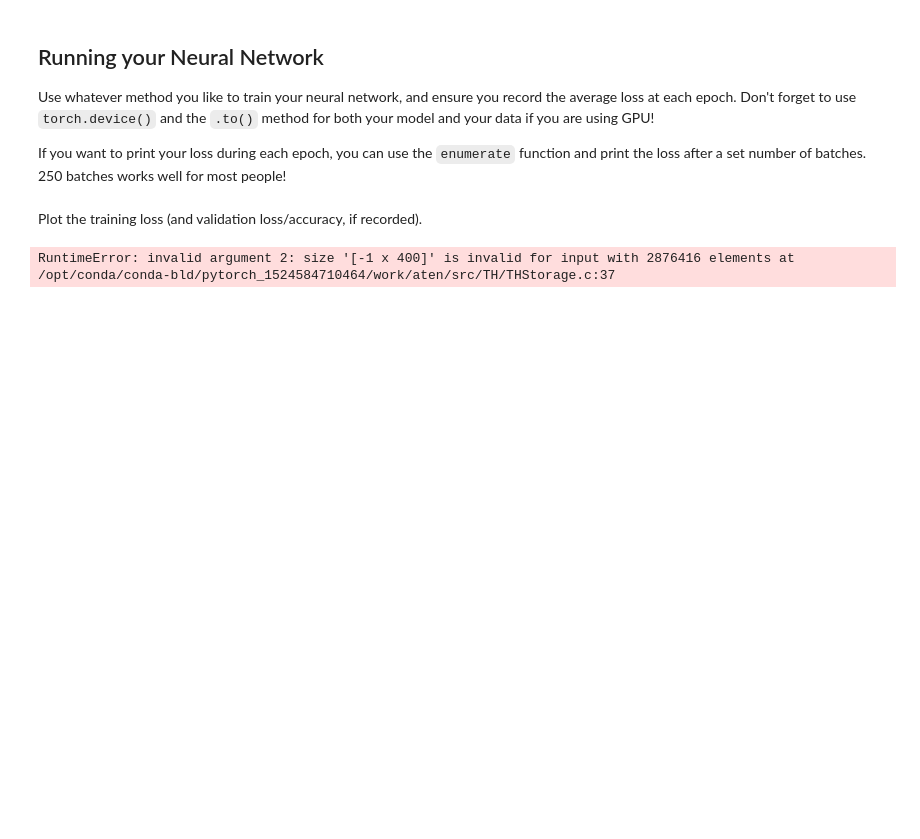
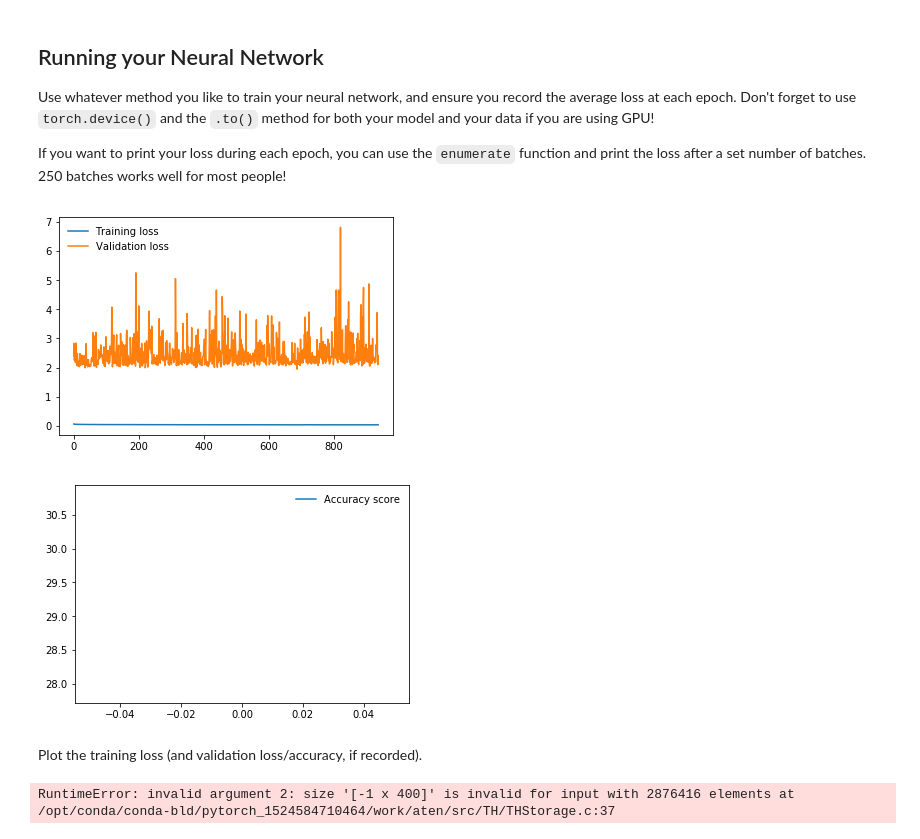
Before and after one commit to NAMU2NI/Image_Classifier, a Jupyter notebook: CIFAR-10_Image_Classifier-STARTER.ipynb, the cells around one changed output. Saved outputs shown, nothing was run; the diff lists cells and outputs as text; code cells hidden in the pictures; blank space fills up the shorter version.

```diff
--- a/CIFAR-10_Image_Classifier-STARTER.ipynb
+++ b/CIFAR-10_Image_Classifier-STARTER.ipynb
@@ -170,16 +169,17 @@ class CifarModel(nn.Module):
     def __init__(self):
         super().__init__()
         self.fc1 = nn.Linear(3072, 768)
-        self.fc2 = nn.Linear(768, 250)
-        self.fc3 = nn.Linear(250, 10)
+        self.fc2 = nn.Linear(768, 10)
+
+
+        self.dropout = nn.Dropout(p=0.2)
 
     def forward(self, x):
         # make sure input tensor is flattened
         x = x.view(x.shape[0], -1)
 
-        x = F.relu(self.fc1(x))
-        x = F.relu(self.fc2(x))
-        x = F.log_softmax(self.fc3(x), dim=1)
+        x = self.dropout(F.relu(self.fc1(x)))
+        x = F.log_softmax(self.fc2(x), dim=1)
 
         return x
 # %%
@@ -196,8 +196,8 @@ Specify a loss function and an optimizer, and instantiate the model.
 
 If you use a less common loss function, please note why you chose that loss function in a comment.
 # %%
-criterion = nn.CrossEntropyLoss()
-optimizer = torch.optim.SGD(model.parameters(), lr=0.01, momentum=0.9)
+criterion =nn.NLLLoss()
+optimizer = optim.Adam(model.parameters(), lr=0.001)
 
 device = torch.device("cuda" if torch.cuda.is_available() else "cpu")
 print(device)
@@ -215,9 +215,11 @@ CUDA is available!  Training on GPU ...
 # %%
 ## YOUR CODE HERE ##
 
-epochs = 1
+model.to(device)
+epochs = 30
 steps = 0
 running_loss = 0
+print_every = 25
 
 train_losses, test_losses, accuracy_score = [], [], []
 
@@ -254,10 +256,14 @@ for epoch in range(epochs):
                     equals = top_class == labels.view(*top_class.shape)
                     accuracy += torch.mean(equals.type(torch.FloatTensor)).item()
 
-            print(f"Epoch {epoch+1}/{epochs}.. "
-                  f"Train loss: {running_loss/print_every:.3f}.. "
-                  f"Test loss: {test_loss/len(testloader):.3f}.. "
-                  f"Test accuracy: {accuracy/len(testloader):.3f}")
+            # Used Model.train() in the Training mode for training
+            model.train()
+            train_losses.append(running_loss/len(trainloader))
+            test_losses.append(test_loss/len(testloader))
+
+            print("Epoch: {}/{}.. ".format(epoch+1, epochs),
+              "Training Loss: {:.3f}.. ".format(running_loss/len(trainloader)),
+              "Test Loss: {:.3f}.. ".format(test_loss/len(testloader)),
+              "Test Accuracy: {:.3f}".format(accuracy/len(testloader)))
             running_loss = 0
-            model.train()
 # %% [output]
@@ -268,6 +290,21 @@ Use whatever method you like to train your neural network, and ensure you record
 Don't forget to use `torch.device()` and the `.to()` method for both your model and your data if you are using GPU!
 
 If you want to print your loss during each epoch, you can use the `enumerate` function and print the loss after a set number of batches. 250 batches works well for most people!
+# %%
+## YOUR CODE HERE ##
+
+plt.plot(train_losses, label='Training loss')
+plt.plot(test_losses, label='Validation loss')
+plt.legend(frameon=False)
+plt.show()
+
+
+plt.plot(accuracy, label='Accuracy score')
+plt.legend(frameon=False)
+plt.show()
+# %% [output]
+[figure, added]
+[figure, added]
 # %%
 ## YOUR CODE HERE ##
 def model_accuracy(test_dl, model):
```
Also changed, not shown: parts of 5 cells of this notebook.
